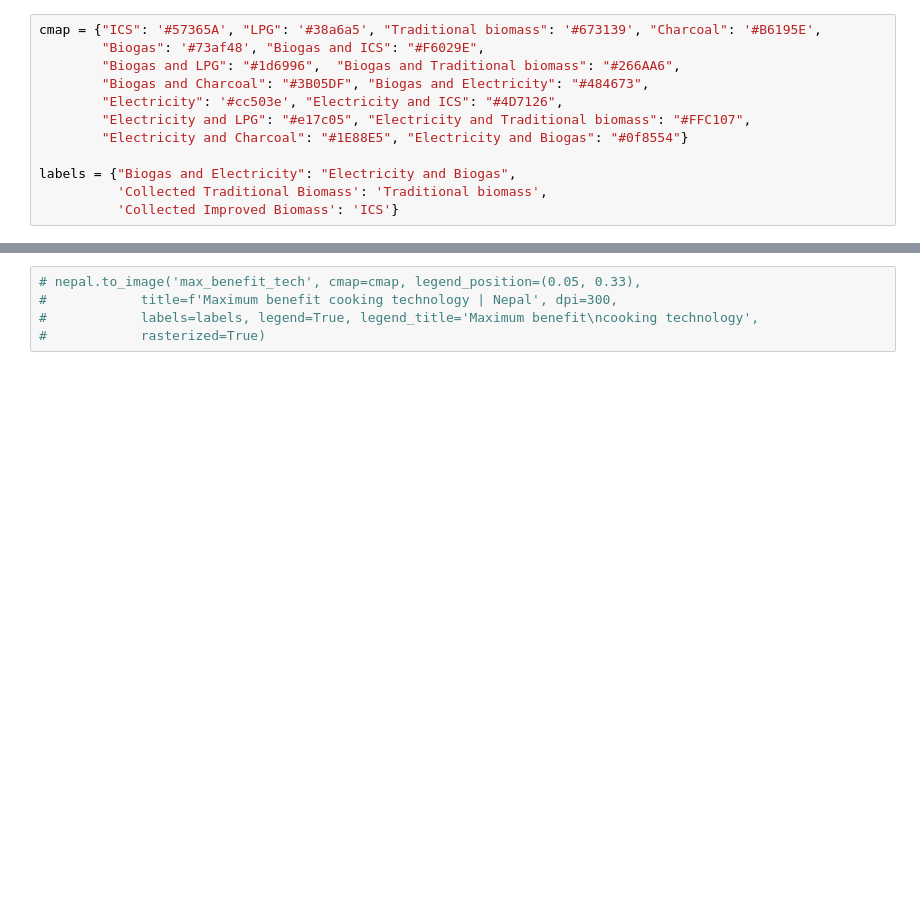
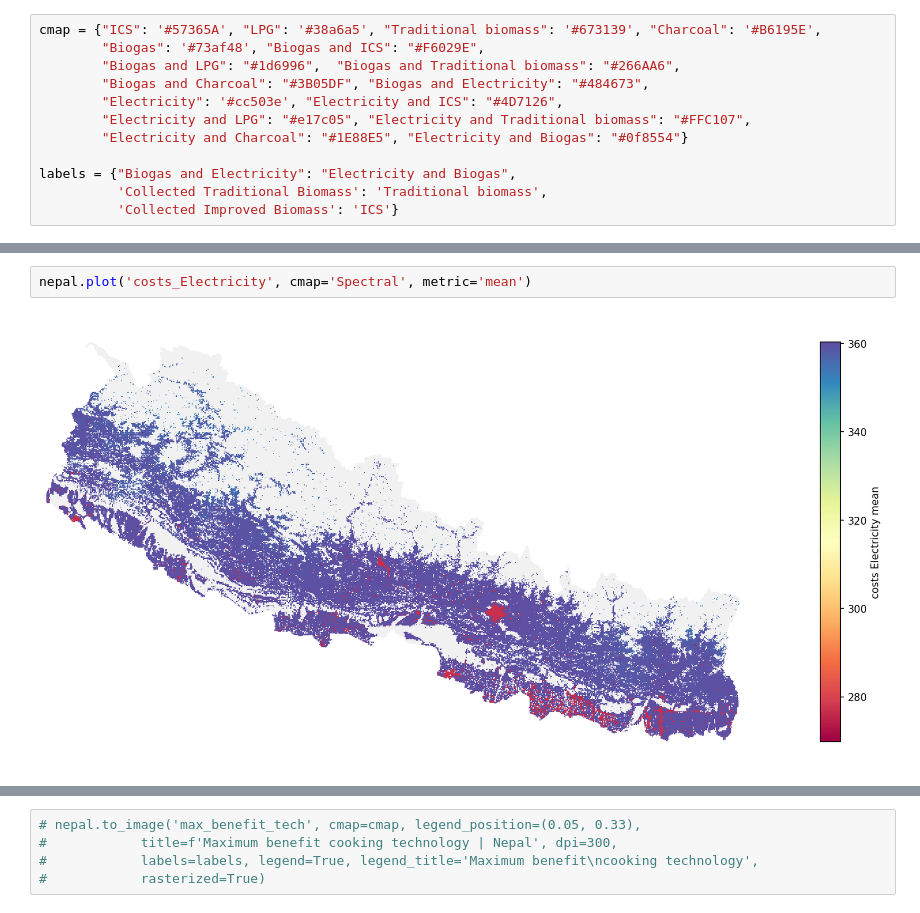
Before and after one commit to Open-Source-Spatial-Clean-Cooking-Tool/OnStove, a Jupyter notebook: Nepal runner.ipynb, the cells around one changed output, grey strips where cells are left out. Drawn from its saved outputs; the diff is of its cells as text; blank space fills up the shorter version.

```diff
--- a/Nepal runner.ipynb
+++ b/Nepal runner.ipynb
@@ -313,0 +318,4 @@ nepal.plot('maximum_net_benefit', cmap='Spectral', cumulative_count=[0.01, 0.98]
+# %%
+nepal.plot('costs_Electricity', cmap='Spectral', metric='mean')
+# %% [output]
+[figure, added]
```
Also changed, not shown: parts of 20 cells of this notebook, 1 other file.
